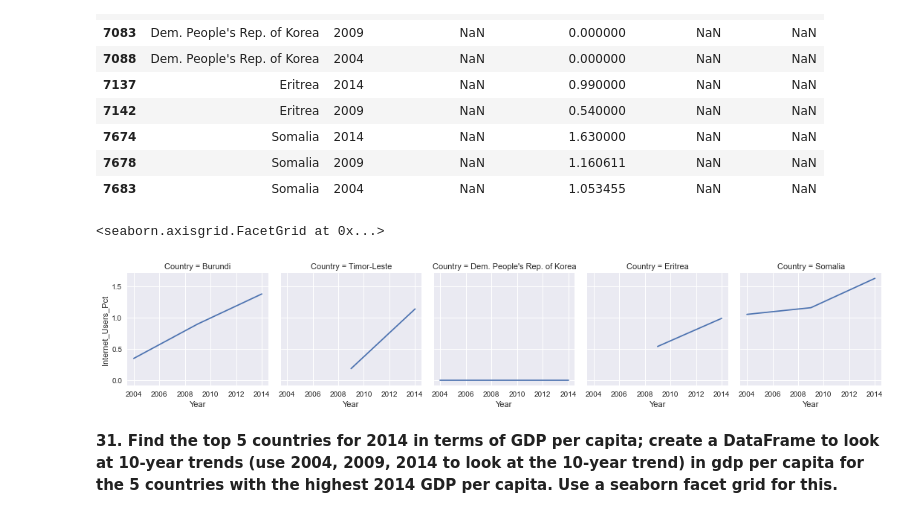
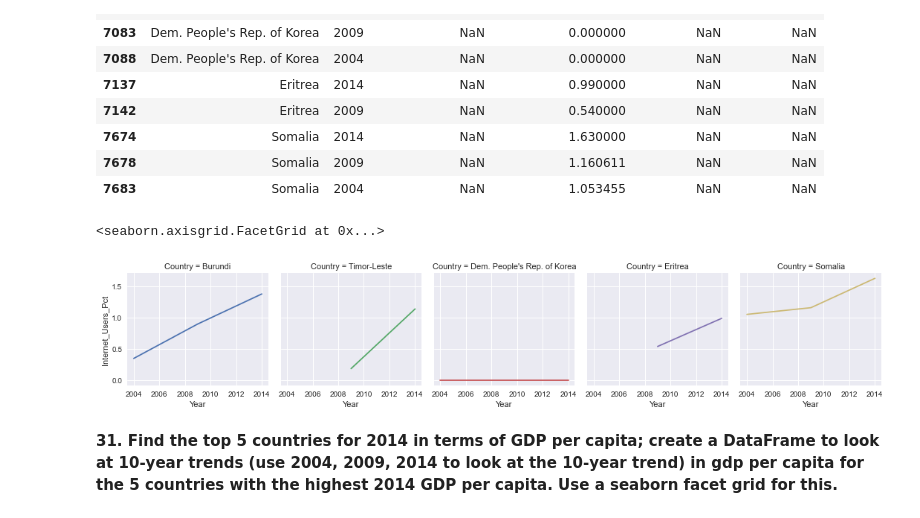
Before and after one commit to NSS-Data-Analytics-Cohort-7/gdp-and-internet-usage-sarahmissimer, a Jupyter notebook: Notebook/GDP and Internet Usage - Sarah Missimer.ipynb, the cells around one changed output. Drawn from its saved outputs; the diff is of its cells as text; code cells hidden in the pictures.

```diff
--- a/Notebook/GDP and Internet Usage - Sarah Missimer.ipynb
+++ b/Notebook/GDP and Internet Usage - Sarah Missimer.ipynb
@@ -608,11 +671,11 @@ bottom_5_internet
 | 7683 | Somalia | 2004 | NaN | 1.053455 | NaN | NaN |
 # %%
 #step 3: Putting these values into a lineplot using 'seaborn'
-p = sns.FacetGrid(bottom_5_internet, col='Country')
+p = sns.FacetGrid(bottom_5_internet, col='Country', hue='Country')
 p.map_dataframe(sns.lineplot, x='Year', y='Internet_Users_Pct')
 # %% [output]
 <seaborn.axisgrid.FacetGrid at 0x...>
-[figure, old version]
+[figure, new version]
 # %% [markdown]
 <b> 31. Find the top 5 countries for 2014 in terms of GDP per capita; create a DataFrame to look at 10-year trends (use 2004, 2009, 2014 to look at the 10-year trend) in gdp per capita for the 5 countries with the highest 2014 GDP per capita. Use a seaborn facet grid for this. <b>
 # %%
```
Also changed, not shown: parts of 18 cells of this notebook.
